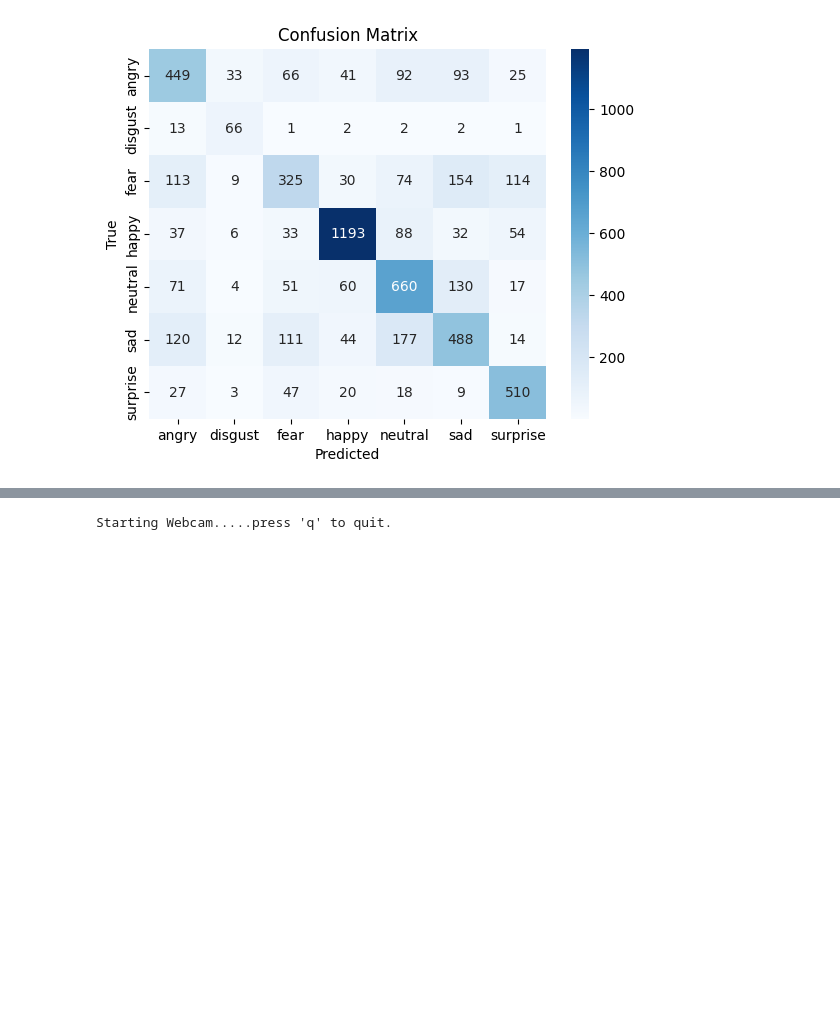
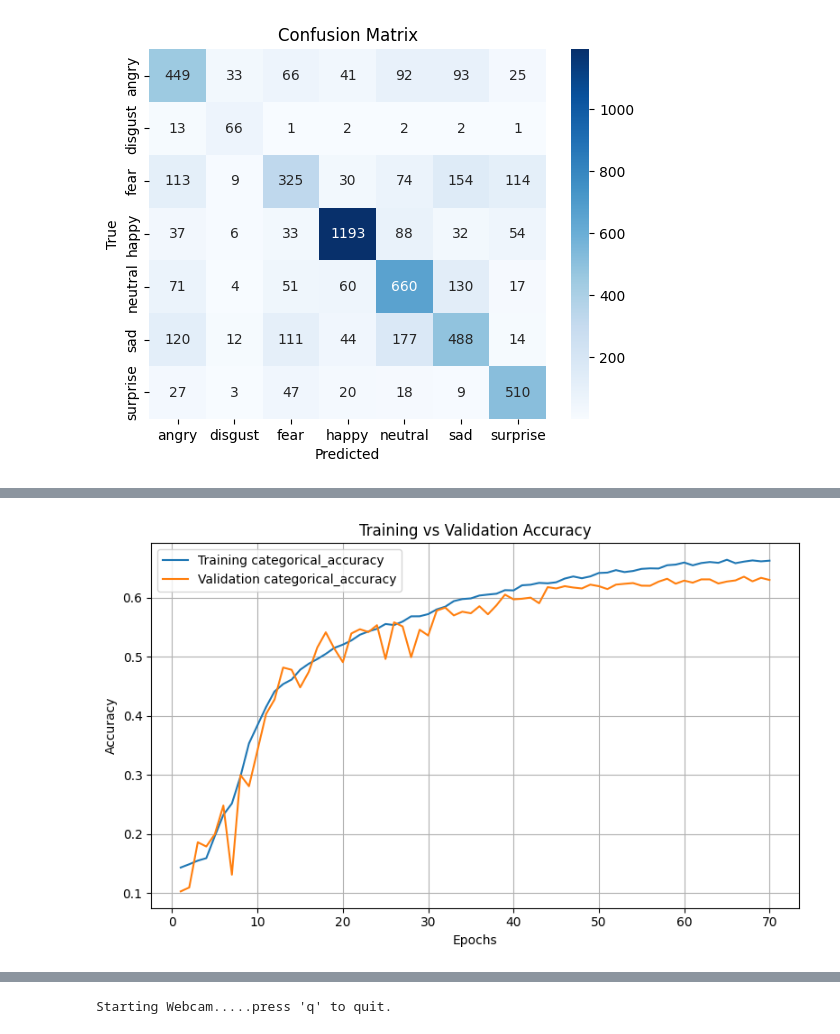
Before and after one commit to varun966/EmotionRecognition, a Jupyter notebook: notebooks/Custom face Recognition.ipynb, the cells around one changed output, grey strips where cells are left out. Saved outputs shown, nothing was run; the diff lists cells and outputs as text; code cells hidden in the pictures; blank space fills up the shorter version.

```diff
--- a/notebooks/Custom face Recognition.ipynb
+++ b/notebooks/Custom face Recognition.ipynb
@@ -1633,2 +1634,33 @@ weighted avg       0.64      0.64      0.64      5741
 # %%
 model.save("final_custom_model.keras")
+# %%
+with open("customcnn_history.pkl", "wb") as f:
+    pickle.dump(history.history, f)
+model.save('custom_model_test.keras')  # Keras native format
+# %%
+import pickle
+import matplotlib.pyplot as plt
+
+with open("customcnn_history.pkl", "rb") as f:
+    history = pickle.load(f)
+
+# Pick the right metric key based on what's actually in history
+possible = ["categorical_accuracy", "accuracy", "sparse_categorical_accuracy"]
+metric_key = next(k for k in possible if k in history)  # first match
+val_metric_key = "val_" + metric_key
+
+epochs = range(1, len(history[metric_key]) + 1)
+
+plt.figure(figsize=(8, 5))
+plt.plot(epochs, history[metric_key], label=f"Training {metric_key}")
+plt.plot(epochs, history[val_metric_key], label=f"Validation {metric_key}")
+plt.title("Training vs Validation Accuracy")
+plt.xlabel("Epochs")
+plt.ylabel("Accuracy")
+plt.legend()
+plt.grid(True)
+plt.tight_layout()
+plt.savefig("accuracy_vs_val_accuracy.png")
+plt.show()
+# %% [output]
+[figure, added]
```
Also changed, not shown: parts of 3 cells of this notebook, 15 other files.
